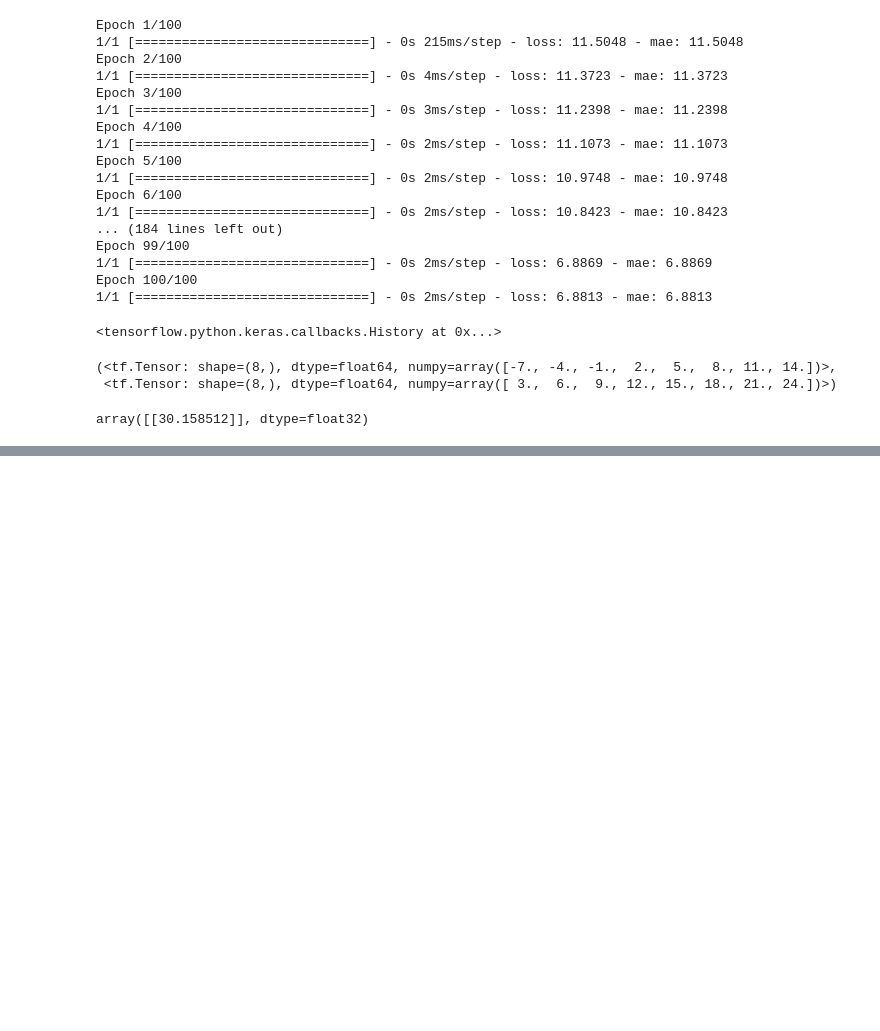
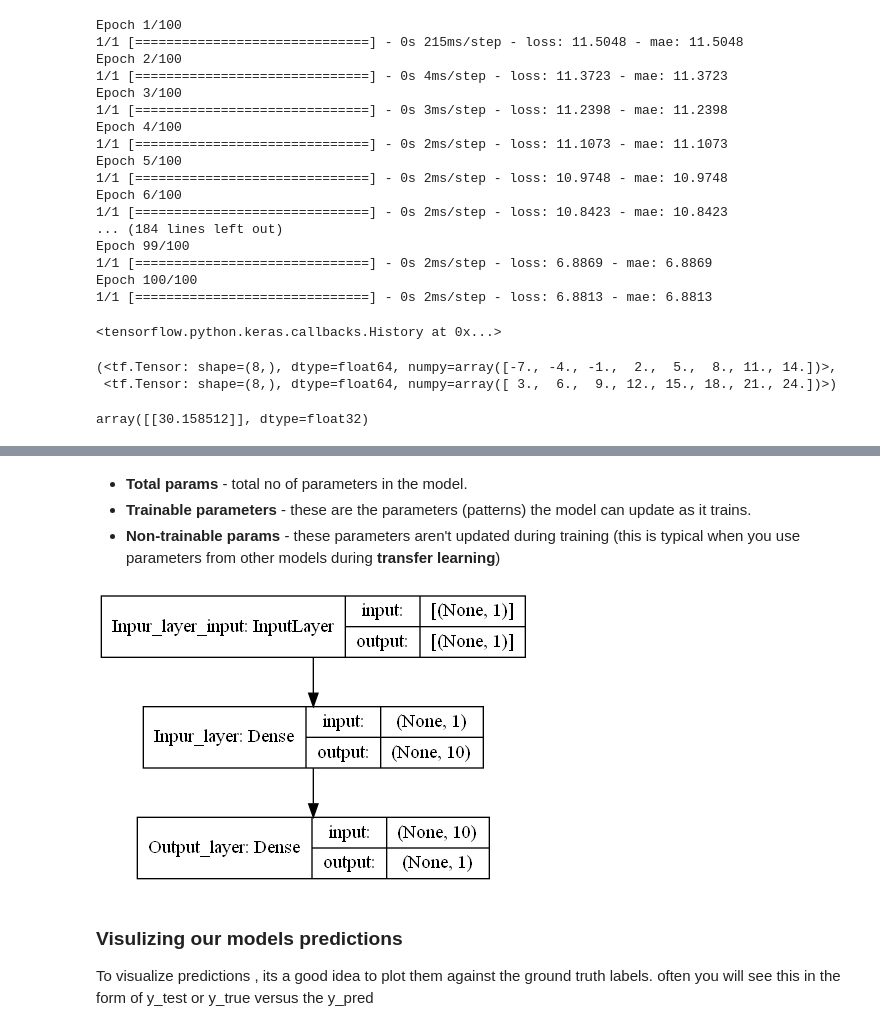
Before and after one commit to realtechz/Tensorflow_zero_to_mastery, a Jupyter notebook: 01_TF_regression/01_NN_regression_with_TF.ipynb, the cells around one changed output, grey strips where cells are left out. Saved outputs shown, nothing was run; the diff lists cells and outputs as text; code cells hidden in the pictures; blank space fills up the shorter version.

```diff
--- a/01_TF_regression/01_NN_regression_with_TF.ipynb
+++ b/01_TF_regression/01_NN_regression_with_TF.ipynb
@@ -229,0 +408,16 @@ array([[31.941301]], dtype=float32)
+# %% [markdown]
+* **Total params** - total no of parameters in the model.
+* **Trainable parameters** - these are the parameters (patterns)
+the model can update as it trains.
+* **Non-trainable params** - these parameters aren't updated during training (this is typical when you use parameters from other models during **transfer learning**)
+# %%
+from tensorflow.keras.utils import plot_model
+
+plot_model(model= model, show_shapes= True)
+# %% [output]
+[figure, added]
+# %% [markdown]
+### Visulizing our models predictions
+
+To visualize predictions , its a good idea to plot them against the ground truth labels.
+often you will see this in the form of y_test or y_true versus the y_pred
```
Also changed, not shown: parts of 26 cells of this notebook.
